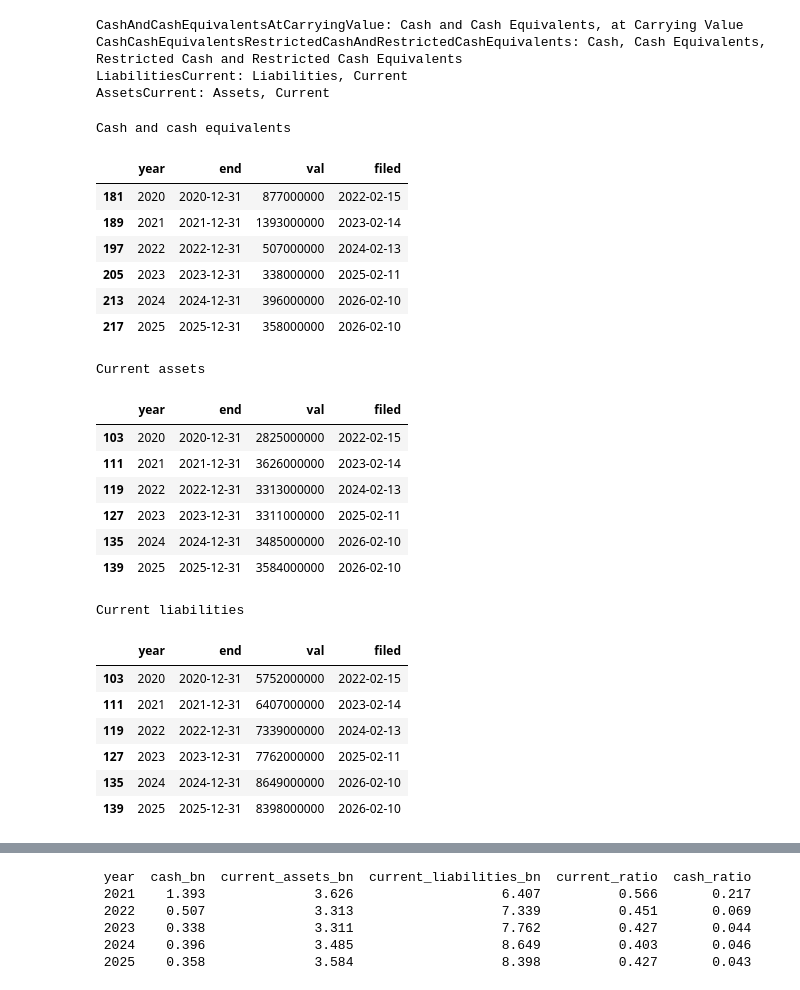
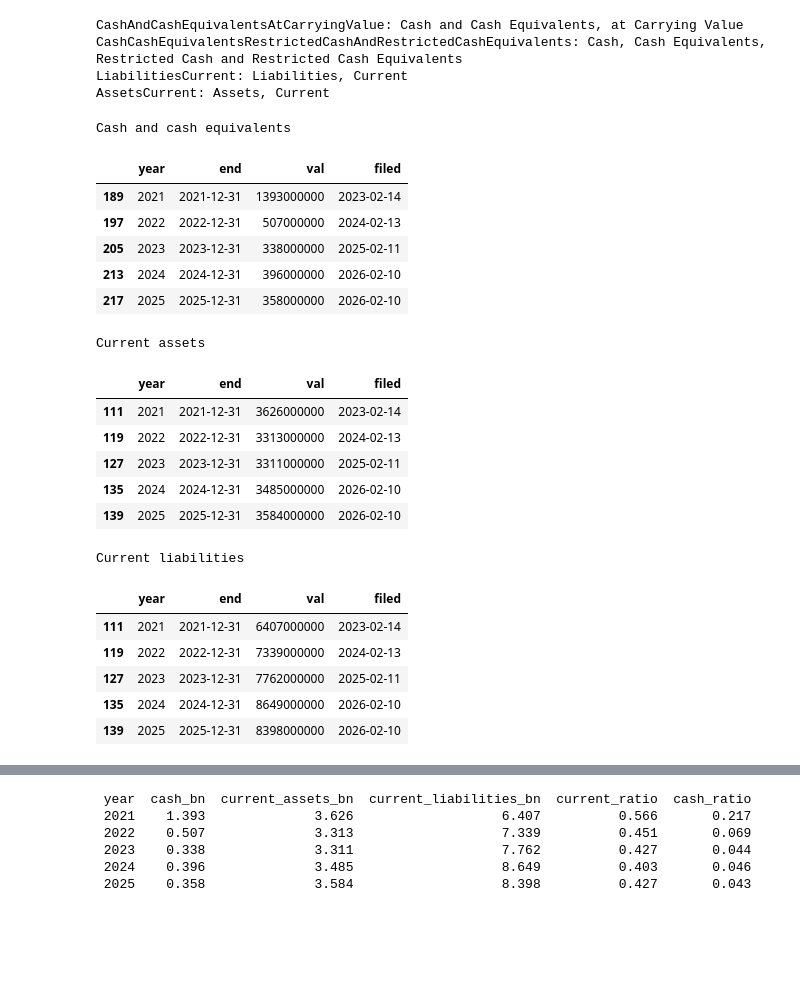
Before and after one commit to cortazar11/hotel_audit_project, a Jupyter notebook: 02_audit-analytics.ipynb, the cells around one changed output, grey strips where cells are left out. Saved outputs shown, nothing was run; the diff lists cells and outputs as text; code cells hidden in the pictures; blank space fills up the shorter version.

```diff
--- a/02_audit-analytics.ipynb
+++ b/02_audit-analytics.ipynb
@@ -14,0 +44,2 @@ The results are intended to support preliminary audit-risk assessment and the de
+# %%
+get_annual_facts = sec_data.get_annual_facts
@@ -351,6 +311,11 @@ print(
  2024 25,100,000,000 2,795,000,000       2,749,000,000
  2025 26,186,000,000 2,909,000,000       3,212,000,000
 # %%
-df["operating_cash_flow_growth"] = (
-    df["operating_cash_flow"].pct_change()
+# df["operating_cash_flow_growth"] = (
+#     df["operating_cash_flow"].pct_change()
+# )
+
+df = calculate_growth(
+    df,
+    ["operating_cash_flow"]
 )
@@ -7594,38 +7595,37 @@ def extract_annual_fact(concept, years=range(2021, 2026)):
         (fact_df["form"] == "10-K")
         & (fact_df["fp"] == "FY")
         & (fact_df["end"].str.endswith("-12-31"))
-        & (fact_df["fy"].isin(years))
     ].copy()
 
-    # Balance-sheet facts are point-in-time values, so no start-date
-    # requirement is needed.
     fact_df["year"] = pd.to_datetime(fact_df["end"]).dt.year
+
+    # Keep the requested reporting years
+    fact_df = fact_df[fact_df["year"].isin(years)]
 
     # Keep the latest filing for each year
     fact_df = (
         fact_df.sort_values("filed")
         .drop_duplicates(subset="year", keep="last")
     )
 
     return fact_df[["year", "end", "val", "filed"]].sort_values("year")
 
 
 cash_df = extract_annual_fact("CashAndCashEquivalentsAtCarryingValue")
 current_assets_df = extract_annual_fact("AssetsCurrent")
 current_liabilities_df = extract_annual_fact("LiabilitiesCurrent")
 
 print("Cash and cash equivalents")
 display(cash_df)
 
 print("Current assets")
 display(current_assets_df)
 
 print("Current liabilities")
 display(current_liabilities_df)
 # %% [output]
 Cash and cash equivalents
 |  | year | end | val | filed |
-| 181 | 2020 | 2020-12-31 | 877000000 | 2022-02-15 |
 | 189 | 2021 | 2021-12-31 | 1393000000 | 2023-02-14 |
 | 197 | 2022 | 2022-12-31 | 507000000 | 2024-02-13 |
 | 205 | 2023 | 2023-12-31 | 338000000 | 2025-02-11 |
@@ -7633,7 +7633,6 @@ Cash and cash equivalents
 | 217 | 2025 | 2025-12-31 | 358000000 | 2026-02-10 |
 Current assets
 |  | year | end | val | filed |
-| 103 | 2020 | 2020-12-31 | 2825000000 | 2022-02-15 |
 | 111 | 2021 | 2021-12-31 | 3626000000 | 2023-02-14 |
 | 119 | 2022 | 2022-12-31 | 3313000000 | 2024-02-13 |
 | 127 | 2023 | 2023-12-31 | 3311000000 | 2025-02-11 |
@@ -7641,7 +7640,6 @@ Current assets
 | 139 | 2025 | 2025-12-31 | 3584000000 | 2026-02-10 |
 Current liabilities
 |  | year | end | val | filed |
-| 103 | 2020 | 2020-12-31 | 5752000000 | 2022-02-15 |
 | 111 | 2021 | 2021-12-31 | 6407000000 | 2023-02-14 |
 | 119 | 2022 | 2022-12-31 | 7339000000 | 2024-02-13 |
 | 127 | 2023 | 2023-12-31 | 7762000000 | 2025-02-11 |
```
Also changed, not shown: parts of 51 cells of this notebook, 4 other files.
